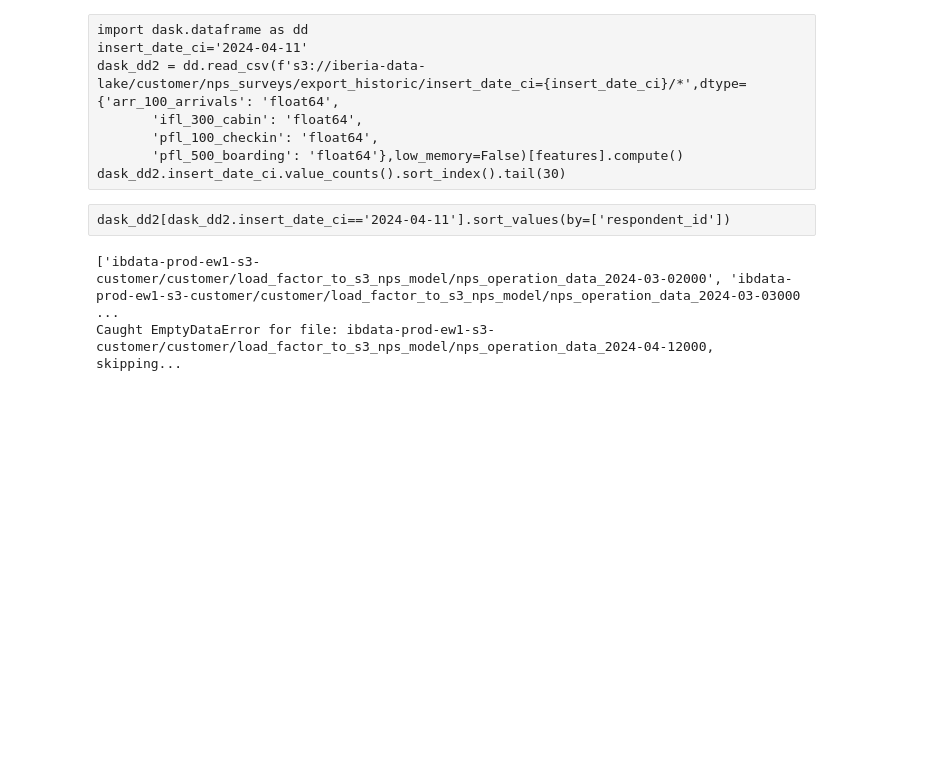
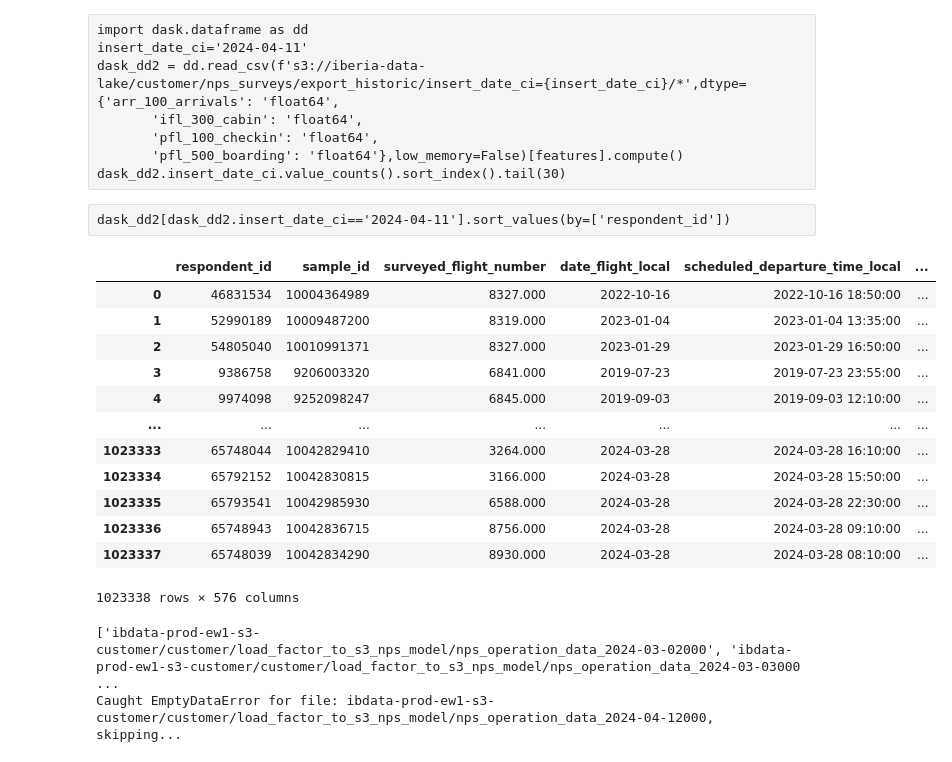
Before and after one commit to nomadicsenseis/AI_Explanatory_Drivers-VS_past_pipeline, a Jupyter notebook: develop/Debug_pipeline.ipynb, the cells around one changed output. Cells and saved outputs as stored; diff of their text form; code cells hidden in the pictures; blank space fills up the shorter version.

```diff
--- a/develop/Debug_pipeline.ipynb
+++ b/develop/Debug_pipeline.ipynb
@@ -727 +737,17 @@ lf_dir = 's3://ibdata-prod-ew1-s3-customer/customer/load_factor_to_s3_nps_model/
+# %%
+df_nps_historic
+# %% [output]
+|  | respondent_id | sample_id | surveyed_flight_number | date_flight_local | scheduled_departure_time_local | ... |
+| 0 | 46831534 | 10004364989 | 8327.000 | 2022-10-16 | 2022-10-16 18:50:00 | ... |
+| 1 | 52990189 | 10009487200 | 8319.000 | 2023-01-04 | 2023-01-04 13:35:00 | ... |
+| 2 | 54805040 | 10010991371 | 8327.000 | 2023-01-29 | 2023-01-29 16:50:00 | ... |
+| 3 | 9386758 | 9206003320 | 6841.000 | 2019-07-23 | 2019-07-23 23:55:00 | ... |
+| 4 | 9974098 | 9252098247 | 6845.000 | 2019-09-03 | 2019-09-03 12:10:00 | ... |
+| ... | ... | ... | ... | ... | ... | ... |
+| 1023333 | 65748044 | 10042829410 | 3264.000 | 2024-03-28 | 2024-03-28 16:10:00 | ... |
+| 1023334 | 65792152 | 10042830815 | 3166.000 | 2024-03-28 | 2024-03-28 15:50:00 | ... |
+| 1023335 | 65793541 | 10042985930 | 6588.000 | 2024-03-28 | 2024-03-28 22:30:00 | ... |
+| 1023336 | 65748943 | 10042836715 | 8756.000 | 2024-03-28 | 2024-03-28 09:10:00 | ... |
+| 1023337 | 65748039 | 10042834290 | 8930.000 | 2024-03-28 | 2024-03-28 08:10:00 | ... |
+1023338 rows × 576 columns
 # %%
```
Also changed, not shown: parts of 20 cells of this notebook, 1 other file.
